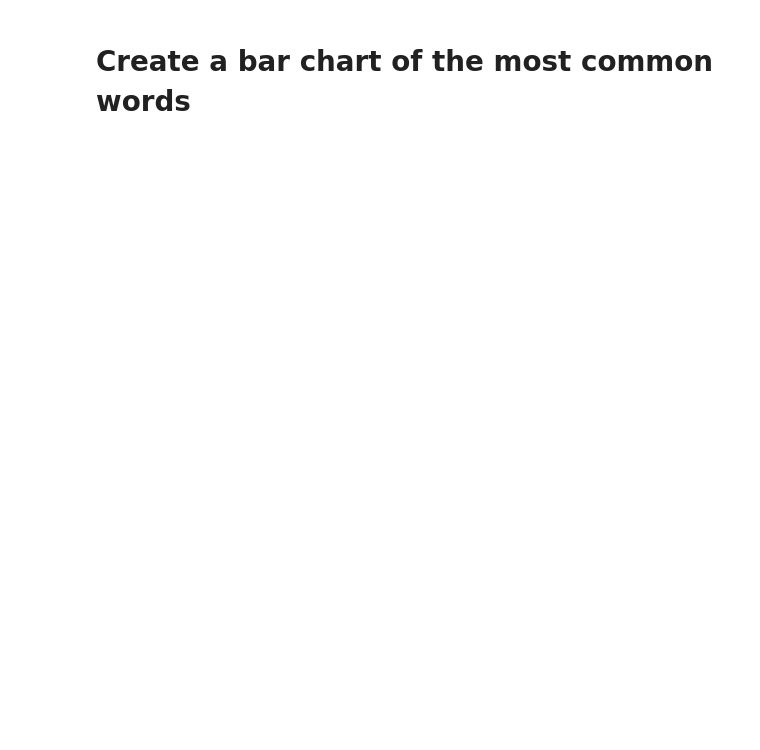
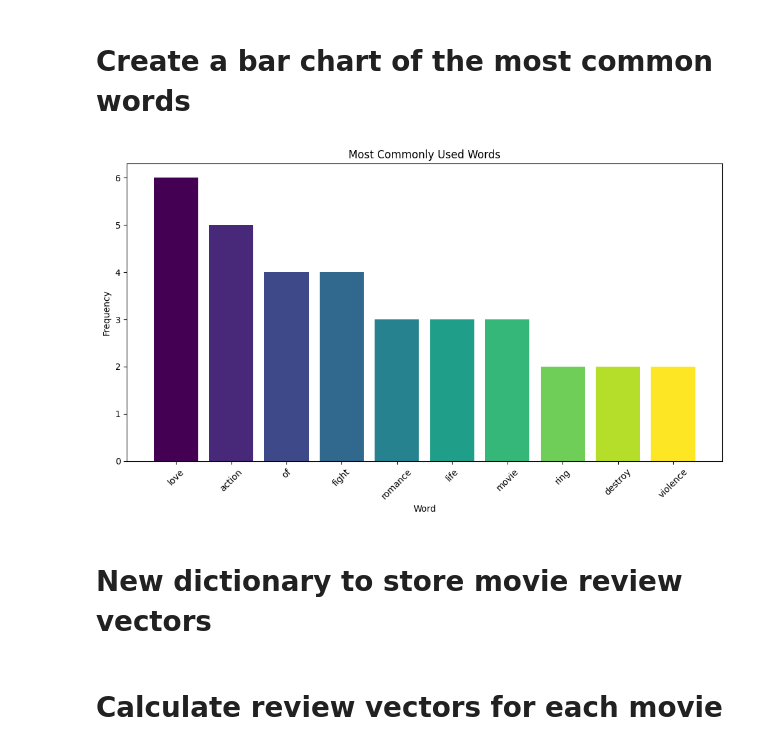
Before and after one commit to adityab24840/Applied-Linear-Algebra, a Jupyter notebook: ALA Assignment 3/Assignment3.ipynb, the cells around one changed output. Drawn from its saved outputs; the diff is of its cells as text; code cells hidden in the pictures; blank space fills up the shorter version.

```diff
--- a/ALA Assignment 3/Assignment3.ipynb
+++ b/ALA Assignment 3/Assignment3.ipynb
@@ -74,11 +96,21 @@ top_words
 # %% [markdown]
 # Create a bar chart of the most common words
 # %%
-top_words = word_counts.most_common(10) # Change the number to show more/less words
+top_words = word_counts.most_common(10)
 x_values = [word[0] for word in top_words]
 y_values = [word[1] for word in top_words]
-plt.bar(x_values, y_values)
+
+colors = plt.cm.viridis(np.linspace(0, 1, len(x_values)))
+plt.figure(figsize=(10, 6))
+plt.bar(x_values, y_values, color=colors)
 plt.xlabel('Word')
 plt.ylabel('Frequency')
 plt.title('Most Commonly Used Words')
+plt.xticks(rotation=45)
+plt.tight_layout()
+plt.savefig('effective_frequency_words_bar_chart.png')  # Save the effective bar chart image
 plt.show()
+# %% [output]
+[figure, added]
+# %% [markdown]
+# New dictionary to store movie review vectors
@@ -84,0 +119,2 @@ plt.show()
+# %% [markdown]
+#  Calculate review vectors for each movie
```
Also changed, not shown: parts of 13 cells of this notebook, 2 other files.
